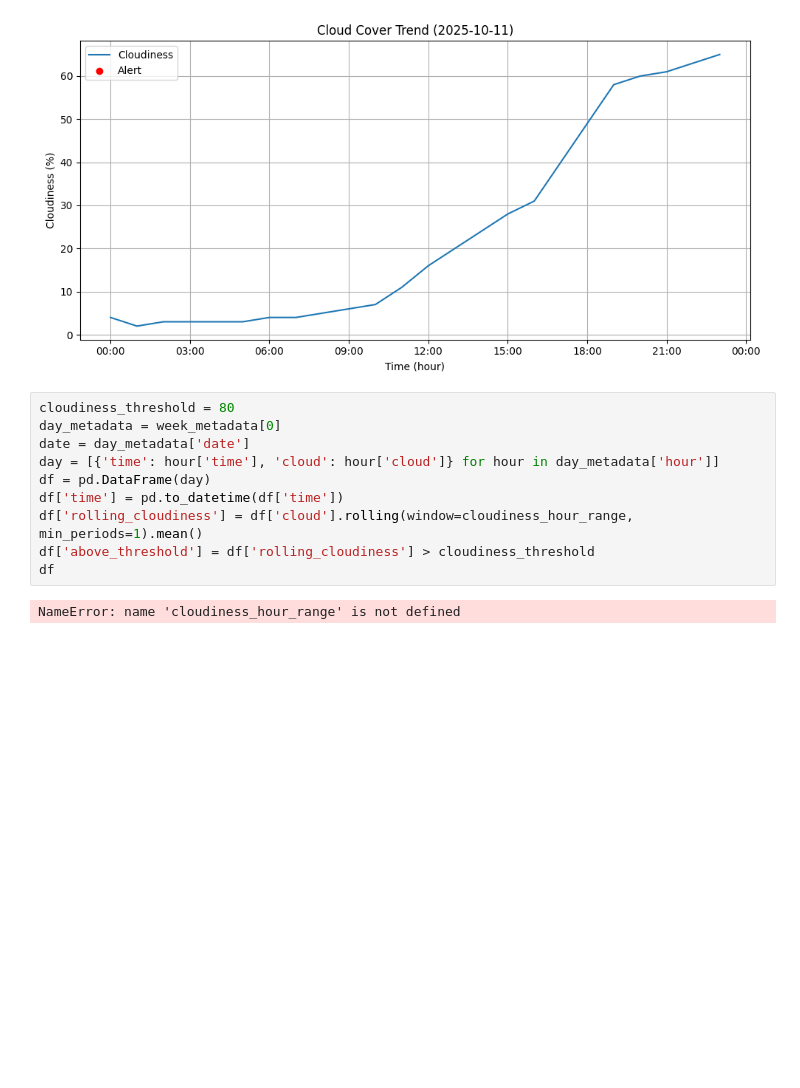
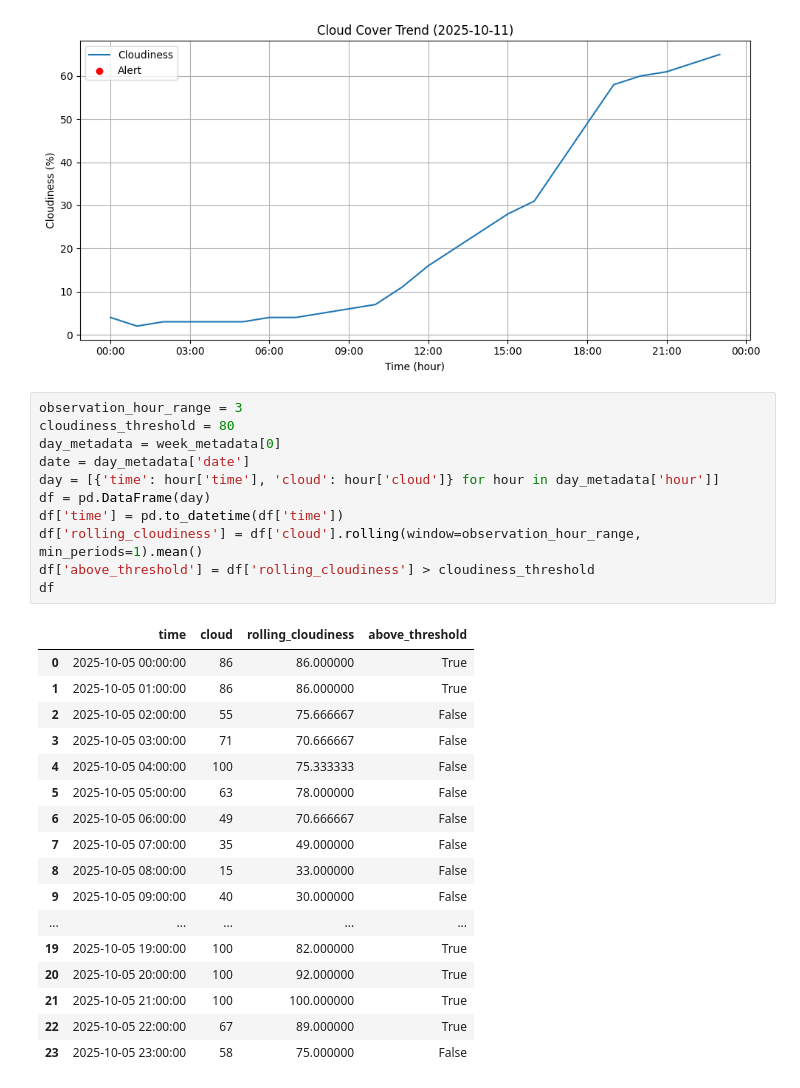
Before and after one commit to kshshton/meteo-alert, a Jupyter notebook: notebooks/cloud.ipynb, the cells around one changed output. Drawn from its saved outputs; the diff is of its cells as text; blank space fills up the shorter version.

Commit message:
Fix cloud test

```diff
--- a/notebooks/cloud.ipynb
+++ b/notebooks/cloud.ipynb
@@ -28,14 +28,31 @@ plot_weekly_cloud_cover_trend(observation_hour_range, custom_cloudiness_threshol
 [figure]
 [figure]
 # %%
+observation_hour_range = 3
 cloudiness_threshold = 80
 day_metadata = week_metadata[0]
 date = day_metadata['date']
 day = [{'time': hour['time'], 'cloud': hour['cloud']} for hour in day_metadata['hour']]
 df = pd.DataFrame(day)
 df['time'] = pd.to_datetime(df['time'])
-df['rolling_cloudiness'] = df['cloud'].rolling(window=cloudiness_hour_range, min_periods=1).mean()
+df['rolling_cloudiness'] = df['cloud'].rolling(window=observation_hour_range, min_periods=1).mean()
 df['above_threshold'] = df['rolling_cloudiness'] > cloudiness_threshold
 df
 # %% [output]
-NameError: name 'cloudiness_hour_range' is not defined
+|  | time | cloud | rolling_cloudiness | above_threshold |
+| 0 | 2025-10-05 00:00:00 | 86 | 86.000000 | True |
+| 1 | 2025-10-05 01:00:00 | 86 | 86.000000 | True |
+| 2 | 2025-10-05 02:00:00 | 55 | 75.666667 | False |
+| 3 | 2025-10-05 03:00:00 | 71 | 70.666667 | False |
+| 4 | 2025-10-05 04:00:00 | 100 | 75.333333 | False |
+| 5 | 2025-10-05 05:00:00 | 63 | 78.000000 | False |
+| 6 | 2025-10-05 06:00:00 | 49 | 70.666667 | False |
+| 7 | 2025-10-05 07:00:00 | 35 | 49.000000 | False |
+| 8 | 2025-10-05 08:00:00 | 15 | 33.000000 | False |
+| 9 | 2025-10-05 09:00:00 | 40 | 30.000000 | False |
+| ... | ... | ... | ... | ... |
+| 19 | 2025-10-05 19:00:00 | 100 | 82.000000 | True |
+| 20 | 2025-10-05 20:00:00 | 100 | 92.000000 | True |
+| 21 | 2025-10-05 21:00:00 | 100 | 100.000000 | True |
+| 22 | 2025-10-05 22:00:00 | 67 | 89.000000 | True |
+| 23 | 2025-10-05 23:00:00 | 58 | 75.000000 | False |
```
